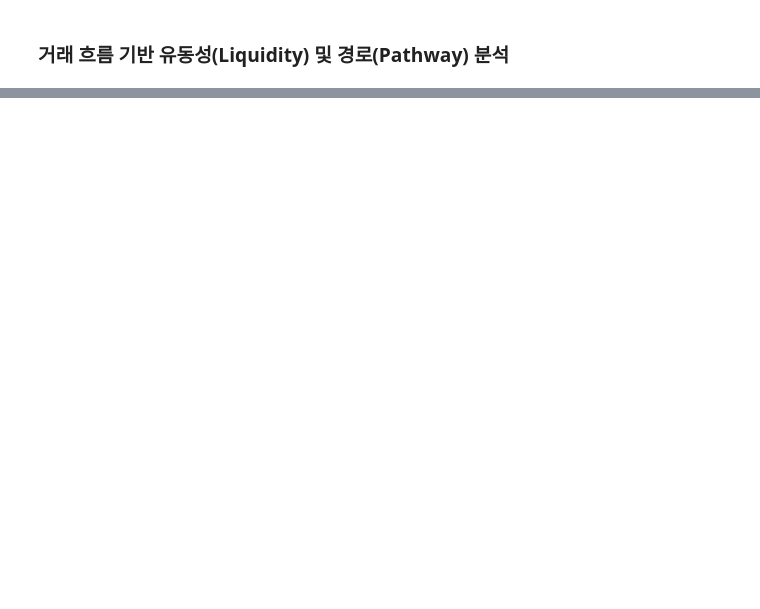
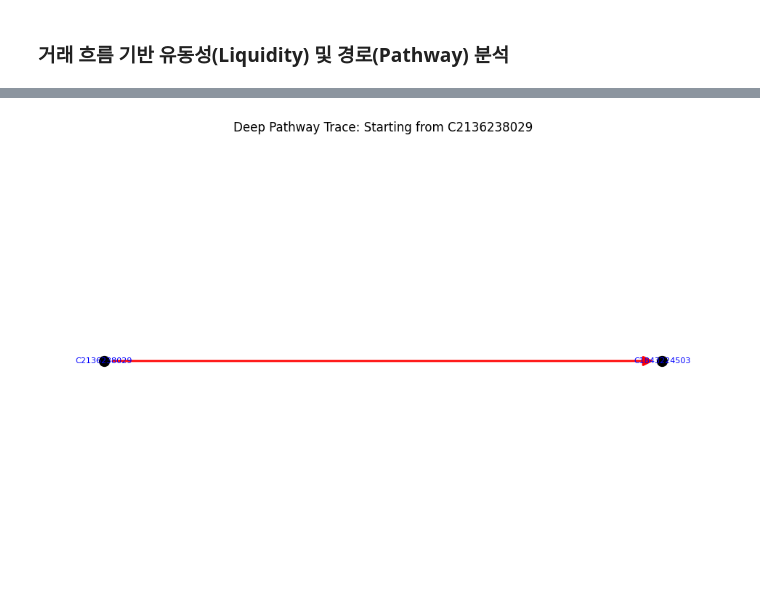
Before and after one commit to seonu-lee/portfolio, a Jupyter notebook: PaySim/notebooks/Pathway.ipynb, the cells around one changed output, grey strips where cells are left out. Drawn from its saved outputs; the diff is of its cells as text; code cells hidden in the pictures; blank space fills up the shorter version.

```diff
--- a/PaySim/notebooks/Pathway.ipynb
+++ b/PaySim/notebooks/Pathway.ipynb
@@ -16,0 +148,14 @@
+# %%
+# 사기 계정과 직접 거래했거나, 그 거래 대상과 또 거래한 계좌들 위주로 추출
+query_complex_path = """
+WITH FraudRelated AS (
+    SELECT DISTINCT nameOrig FROM PaySim WHERE isFraud = 1 LIMIT 20
+)
+SELECT p.nameOrig, p.nameDest, p.amount, p.isFraud
+FROM PaySim p
+JOIN FraudRelated f ON p.nameOrig = f.nameOrig OR p.nameDest = f.nameOrig
+LIMIT 1000;
+"""
+from sqlalchemy import create_engine
+engine = create_engine("sqlite:///paysim.db")
+df_path = pd.read_sql(query_complex_path, engine)
@@ -16,0 +202,45 @@
+# %%
+import pandas as pd
+import networkx as nx
+import matplotlib.pyplot as plt
+
+# 1. 가장 사기가 빈번한 타겟 계좌 하나 선정
+# (데이터 마트에서 사기 거래가 가장 많이 발생한 계좌를 찾습니다)
+target_account = df_mart[df_mart['isFraud'] == 1]['nameOrig'].value_counts().idxmax()
+
+# 2. 타겟 계좌와 연관된 3단계 경로 데이터 추출
+# 타겟 계좌가 보낸 곳(1차), 그곳에서 또 보낸 곳(2차), 그 다음(3차)까지 추적
+query_deep_path = f"""
+WITH FirstStep AS (
+    SELECT nameOrig, nameDest, amount, isFraud FROM PaySim WHERE nameOrig = '{target_account}'
+),
+SecondStep AS (
+    SELECT p.nameOrig, p.nameDest, p.amount, p.isFraud
+    FROM PaySim p JOIN FirstStep f ON p.nameOrig = f.nameDest
+),
+ThirdStep AS (
+    SELECT p.nameOrig, p.nameDest, p.amount, p.isFraud
+    FROM PaySim p JOIN SecondStep s ON p.nameOrig = s.nameDest
+)
+SELECT * FROM FirstStep UNION SELECT * FROM SecondStep UNION SELECT * FROM ThirdStep;
+"""
+df_deep = pd.read_sql(query_deep_path, engine)
+
+# 3. 그래프 생성 및 시각화
+G_deep = nx.from_pandas_edgelist(df_deep, 'nameOrig', 'nameDest', ['amount', 'isFraud'], create_using=nx.DiGraph())
+
+plt.figure(figsize=(12, 8))
+pos = nx.shell_layout(G_deep) # 계층 구조를 보기 위해 쉘 레이아웃 사용
+
+edges = G_deep.edges(data=True)
+edge_colors = ['red' if d['isFraud'] == 1 else 'skyblue' for u, v, d in edges]
+
+nx.draw_networkx_nodes(G_deep, pos, node_size=100, node_color='black')
+nx.draw_networkx_edges(G_deep, pos, edge_color=edge_colors, width=2, arrowsize=20)
+nx.draw_networkx_labels(G_deep, pos, font_size=8, font_color='blue')
+
+plt.title(f"Deep Pathway Trace: Starting from {target_account}")
+plt.axis('off')
+plt.show()
+# %% [output]
+[figure, added]
```
Also changed, not shown: parts of 11 cells of this notebook, 5 other files.
